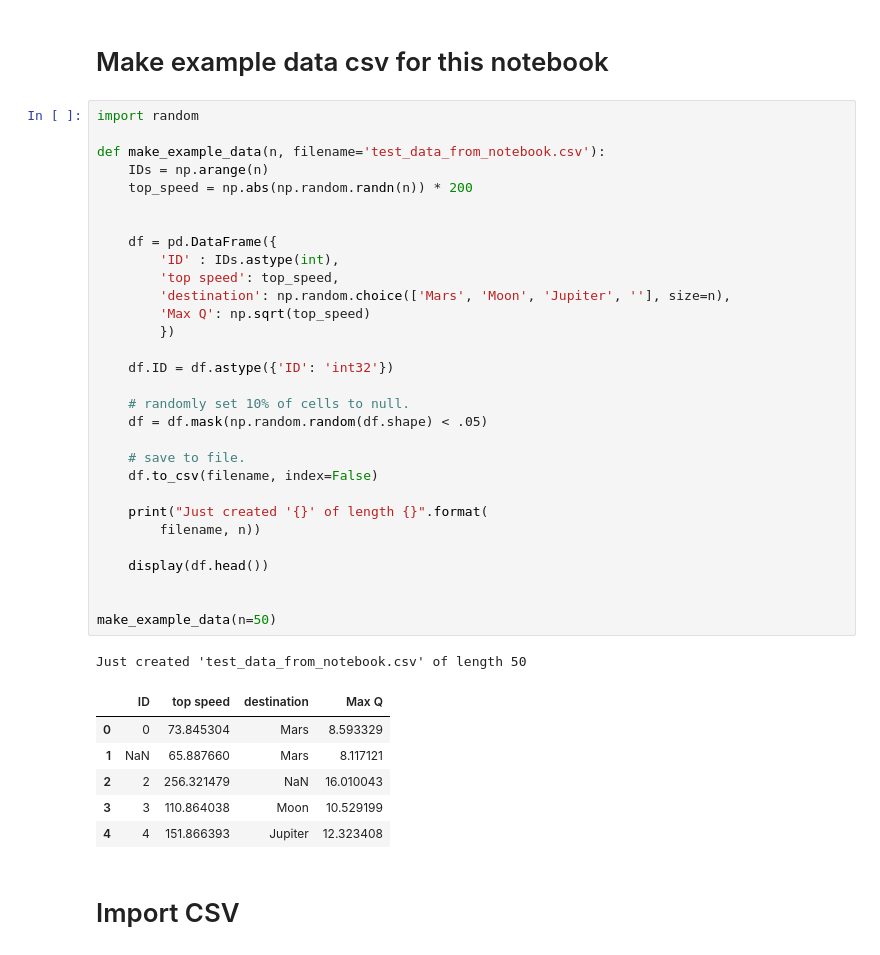
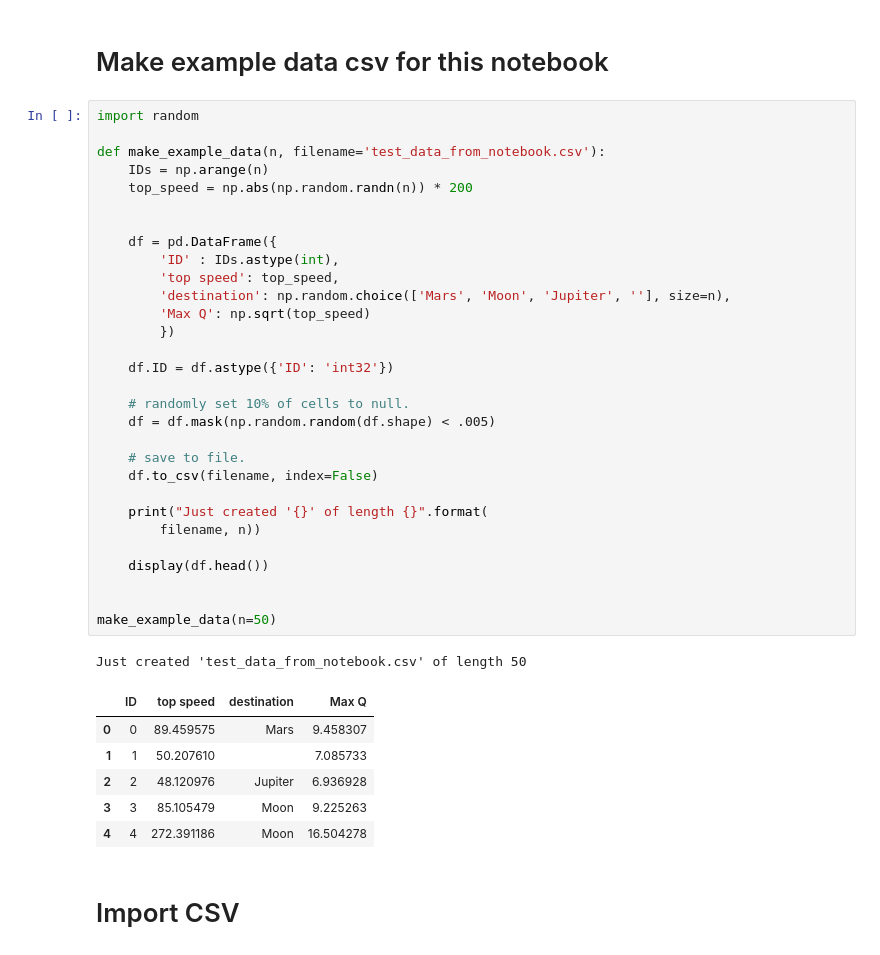
Before and after one commit to adeich/Aaron_jupyter_DS_code, a Jupyter notebook: 1_Data Science-Data Challenge General.ipynb, the cells around one changed output. Drawn from its saved outputs; the diff is of its cells as text.

```diff
--- a/1_Data Science-Data Challenge General.ipynb
+++ b/1_Data Science-Data Challenge General.ipynb
@@ -24,39 +24,39 @@ import random
 
 def make_example_data(n, filename='test_data_from_notebook.csv'):
     IDs = np.arange(n)
     top_speed = np.abs(np.random.randn(n)) * 200
 
 
     df = pd.DataFrame({
         'ID' : IDs.astype(int),
         'top speed': top_speed,
         'destination': np.random.choice(['Mars', 'Moon', 'Jupiter', ''], size=n),
         'Max Q': np.sqrt(top_speed)
         })
 
     df.ID = df.astype({'ID': 'int32'})
 
     # randomly set 10% of cells to null.
-    df = df.mask(np.random.random(df.shape) < .05)
+    df = df.mask(np.random.random(df.shape) < .005)
 
     # save to file.
     df.to_csv(filename, index=False)
 
     print("Just created '{}' of length {}".format(
         filename, n))
 
     display(df.head())
 
 
 make_example_data(n=50)
 # %% [output]
 Just created 'test_data_from_notebook.csv' of length 50
 |  | ID | top speed | destination | Max Q |
-| 0 | 0 | 73.845304 | Mars | 8.593329 |
-| 1 | NaN | 65.887660 | Mars | 8.117121 |
-| 2 | 2 | 256.321479 | NaN | 16.010043 |
-| 3 | 3 | 110.864038 | Moon | 10.529199 |
-| 4 | 4 | 151.866393 | Jupiter | 12.323408 |
+| 0 | 0 | 89.459575 | Mars | 9.458307 |
+| 1 | 1 | 50.207610 |  | 7.085733 |
+| 2 | 2 | 48.120976 | Jupiter | 6.936928 |
+| 3 | 3 | 85.105479 | Moon | 9.225263 |
+| 4 | 4 | 272.391186 | Moon | 16.504278 |
 # %% [markdown]
 # Import CSV
 # %%
```
Also changed, not shown: parts of 6 cells of this notebook, 1 other file.
